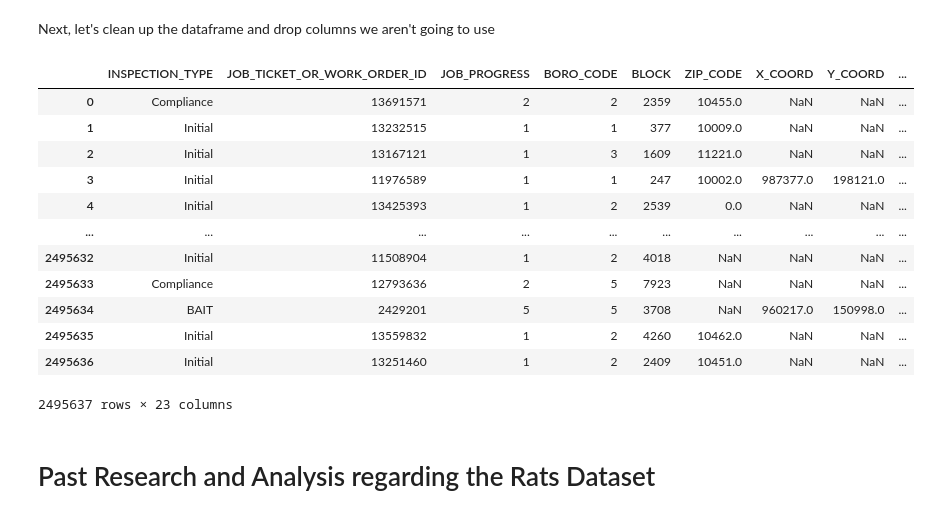
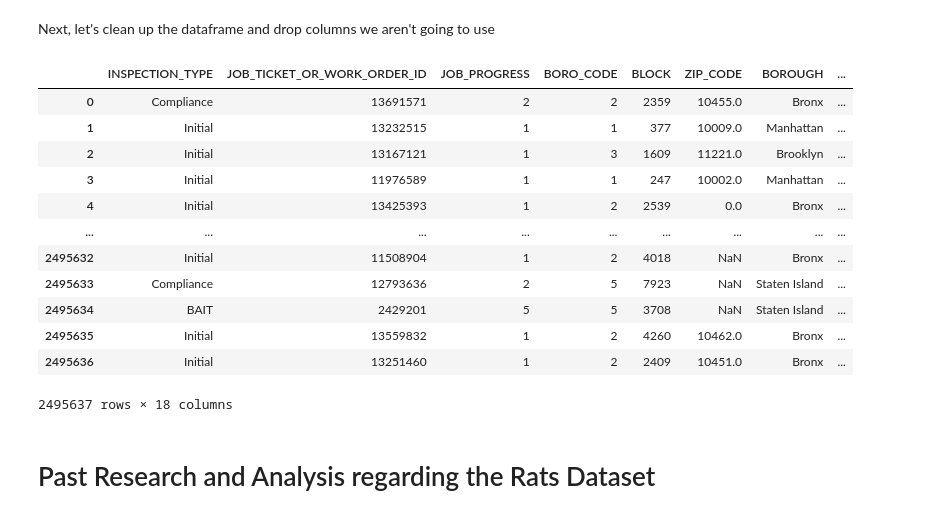
Before and after one commit to beachu23/final_proj_189, a Jupyter notebook: Final_project.ipynb, the cells around one changed output. Saved outputs shown, nothing was run; the diff lists cells and outputs as text; code cells hidden in the pictures.

```diff
--- a/Final_project.ipynb
+++ b/Final_project.ipynb
@@ -80,24 +80,24 @@ Next, let's clean up the dataframe and drop columns we aren't going to use
 # %%
 df['INSPECTION_DATE'] = pd.to_datetime(df['INSPECTION_DATE'])
 df['YEAR'] = df['INSPECTION_DATE'].dt.year
 df['MONTH'] = df['INSPECTION_DATE'].dt.month
 df['DAY'] = df['INSPECTION_DATE'].dt.day
 df.set_index('JOB_TICKET_OR_WORK_ORDER_ID')
-df.drop(columns = ['JOB_ID', 'BBL', 'HOUSE_NUMBER', 'LOT', 'STREET_NAME'])
+df.drop(columns = ['JOB_ID', 'BBL', 'HOUSE_NUMBER', 'LOT', 'STREET_NAME', 'X_COORD', 'Y_COORD', 'LATITUDE', 'LONGITUDE', 'LOCATION'])
 # %% [output]
-|  | INSPECTION_TYPE | JOB_TICKET_OR_WORK_ORDER_ID | JOB_PROGRESS | BORO_CODE | BLOCK | ZIP_CODE | X_COORD | Y_COORD | ... |
-| 0 | Compliance | 13691571 | 2 | 2 | 2359 | 10455.0 | NaN | NaN | ... |
-| 1 | Initial | 13232515 | 1 | 1 | 377 | 10009.0 | NaN | NaN | ... |
-| 2 | Initial | 13167121 | 1 | 3 | 1609 | 11221.0 | NaN | NaN | ... |
-| 3 | Initial | 11976589 | 1 | 1 | 247 | 10002.0 | 987377.0 | 198121.0 | ... |
-| 4 | Initial | 13425393 | 1 | 2 | 2539 | 0.0 | NaN | NaN | ... |
-| ... | ... | ... | ... | ... | ... | ... | ... | ... | ... |
-| 2495632 | Initial | 11508904 | 1 | 2 | 4018 | NaN | NaN | NaN | ... |
-| 2495633 | Compliance | 12793636 | 2 | 5 | 7923 | NaN | NaN | NaN | ... |
-| 2495634 | BAIT | 2429201 | 5 | 5 | 3708 | NaN | 960217.0 | 150998.0 | ... |
-| 2495635 | Initial | 13559832 | 1 | 2 | 4260 | 10462.0 | NaN | NaN | ... |
-| 2495636 | Initial | 13251460 | 1 | 2 | 2409 | 10451.0 | NaN | NaN | ... |
+|  | INSPECTION_TYPE | JOB_TICKET_OR_WORK_ORDER_ID | JOB_PROGRESS | BORO_CODE | BLOCK | ZIP_CODE | BOROUGH | ... |
+| 0 | Compliance | 13691571 | 2 | 2 | 2359 | 10455.0 | Bronx | ... |
+| 1 | Initial | 13232515 | 1 | 1 | 377 | 10009.0 | Manhattan | ... |
+| 2 | Initial | 13167121 | 1 | 3 | 1609 | 11221.0 | Brooklyn | ... |
+| 3 | Initial | 11976589 | 1 | 1 | 247 | 10002.0 | Manhattan | ... |
+| 4 | Initial | 13425393 | 1 | 2 | 2539 | 0.0 | Bronx | ... |
+| ... | ... | ... | ... | ... | ... | ... | ... | ... |
+| 2495632 | Initial | 11508904 | 1 | 2 | 4018 | NaN | Bronx | ... |
+| 2495633 | Compliance | 12793636 | 2 | 5 | 7923 | NaN | Staten Island | ... |
+| 2495634 | BAIT | 2429201 | 5 | 5 | 3708 | NaN | Staten Island | ... |
+| 2495635 | Initial | 13559832 | 1 | 2 | 4260 | 10462.0 | Bronx | ... |
+| 2495636 | Initial | 13251460 | 1 | 2 | 2409 | 10451.0 | Bronx | ... |
-2495637 rows × 23 columns
+2495637 rows × 18 columns
 # %% [markdown]
 # Past Research and Analysis regarding the Rats Dataset
 # %% [markdown]
```
